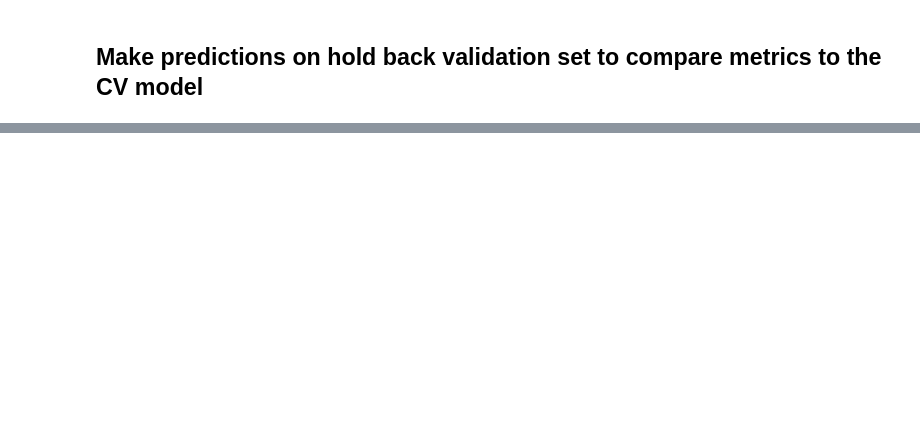
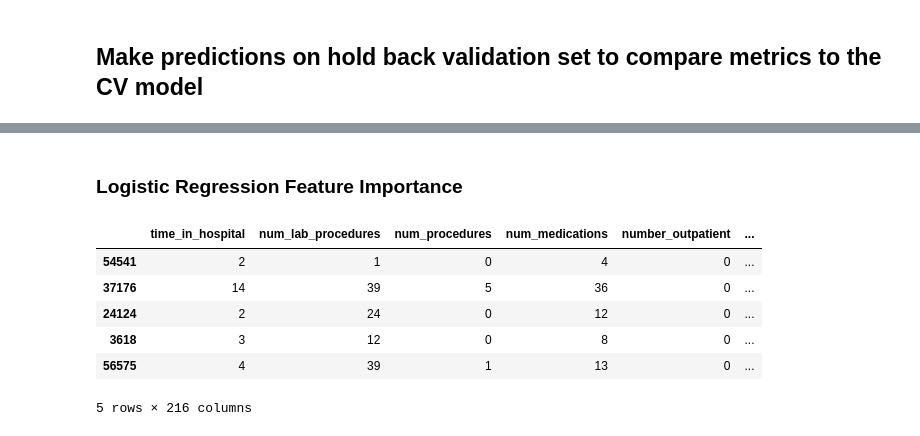
Before and after one commit to JosephLazarus/QTW, a Jupyter notebook: Case Study 2/WorkingFiles/CaseStudy2_PR_datawrangling.ipynb, the cells around one changed output, grey strips where cells are left out. Saved outputs shown, nothing was run; the diff lists cells and outputs as text; code cells hidden in the pictures; blank space fills up the shorter version.

```diff
--- a/Case Study 2/WorkingFiles/CaseStudy2_PR_datawrangling.ipynb
+++ b/Case Study 2/WorkingFiles/CaseStudy2_PR_datawrangling.ipynb
@@ -424,2 +441,14 @@ plt.legend(bbox_to_anchor=(1.04,0.5), loc="center left", borderaxespad=0)
 <matplotlib.legend.Legend at 0x...>
 [figure]
+# %% [markdown]
+### Logistic Regression Feature Importance
+# %%
+host_validation.head()
+# %% [output]
+|  | time_in_hospital | num_lab_procedures | num_procedures | num_medications | number_outpatient | ... |
+| 54541 | 2 | 1 | 0 | 4 | 0 | ... |
+| 37176 | 14 | 39 | 5 | 36 | 0 | ... |
+| 24124 | 2 | 24 | 0 | 12 | 0 | ... |
+| 3618 | 3 | 12 | 0 | 8 | 0 | ... |
+| 56575 | 4 | 39 | 1 | 13 | 0 | ... |
+5 rows × 216 columns
```
Also changed, not shown: parts of 20 cells of this notebook, 1 other file.
